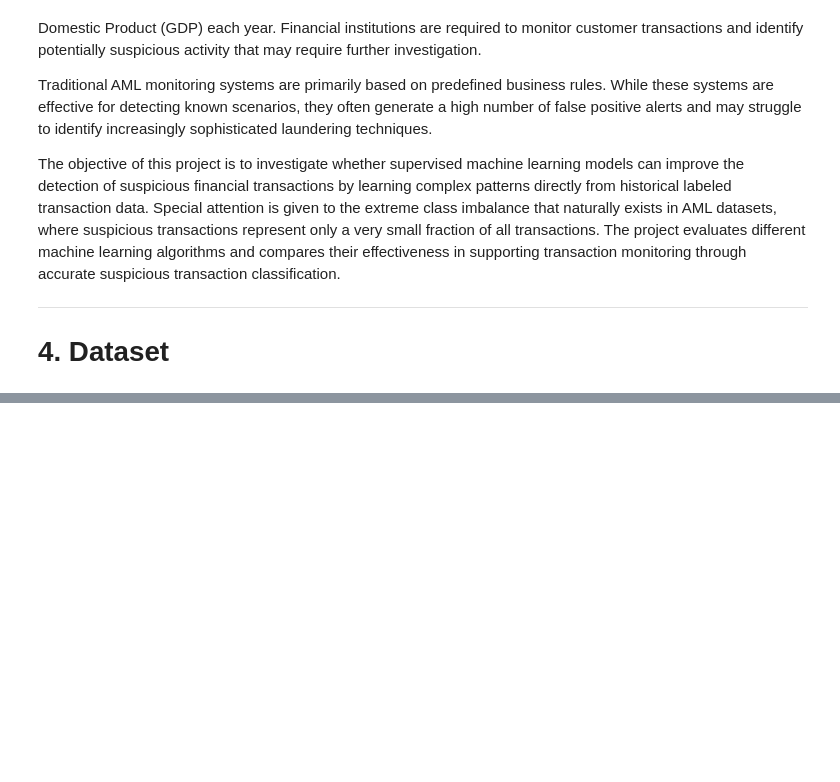
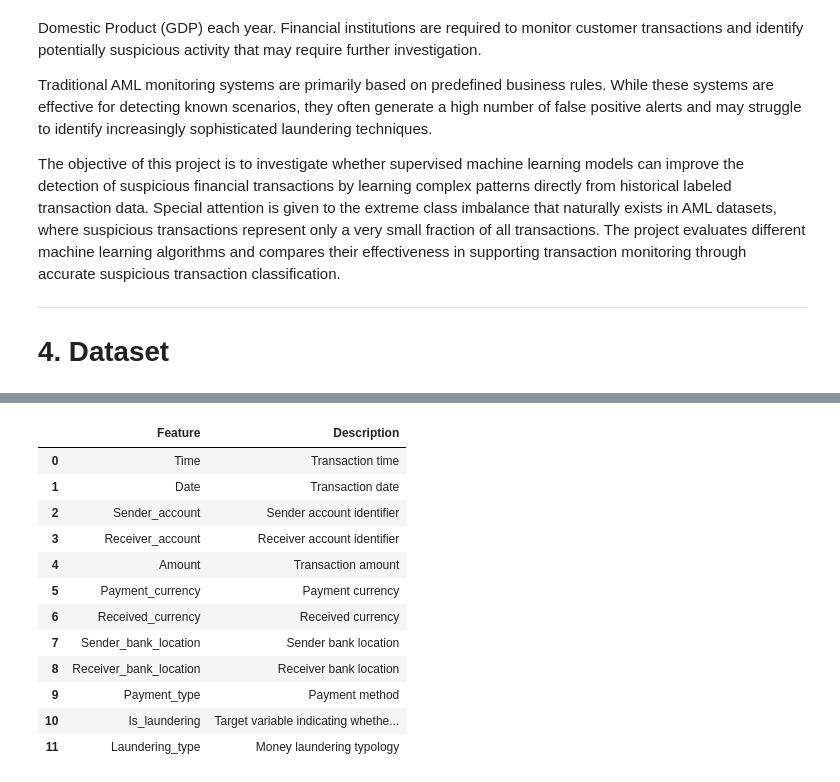
Before and after one commit to slavenageorgieva7-ui/Machine-Learning, a Jupyter notebook: Project 3.ipynb, the cells around one changed output, grey strips where cells are left out. Drawn from its saved outputs; the diff is of its cells as text; code cells hidden in the pictures; blank space fills up the shorter version.

```diff
--- a/Project 3.ipynb
+++ b/Project 3.ipynb
@@ -49,0 +65,49 @@ The objective of this project is to investigate whether supervised machine learn
+# %%
+import pandas as pd
+
+feature_description = pd.DataFrame({
+    "Feature": [
+        "Time",
+        "Date",
+        "Sender_account",
+        "Receiver_account",
+        "Amount",
+        "Payment_currency",
+        "Received_currency",
+        "Sender_bank_location",
+        "Receiver_bank_location",
+        "Payment_type",
+        "Is_laundering",
+        "Laundering_type"
+    ],
+    "Description": [
+        "Transaction time",
+        "Transaction date",
+        "Sender account identifier",
+        "Receiver account identifier",
+        "Transaction amount",
+        "Payment currency",
+        "Received currency",
+        "Sender bank location",
+        "Receiver bank location",
+        "Payment method",
+        "Target variable indicating whether the transaction is related to money laundering",
+        "Money laundering typology"
+    ]
+})
+
+feature_description
+# %% [output]
+|  | Feature | Description |
+| 0 | Time | Transaction time |
+| 1 | Date | Transaction date |
+| 2 | Sender_account | Sender account identifier |
+| 3 | Receiver_account | Receiver account identifier |
+| 4 | Amount | Transaction amount |
+| 5 | Payment_currency | Payment currency |
+| 6 | Received_currency | Received currency |
+| 7 | Sender_bank_location | Sender bank location |
+| 8 | Receiver_bank_location | Receiver bank location |
+| 9 | Payment_type | Payment method |
+| 10 | Is_laundering | Target variable indicating whethe... |
+| 11 | Laundering_type | Money laundering typology |
```
Also changed, not shown: parts of 24 cells of this notebook.
